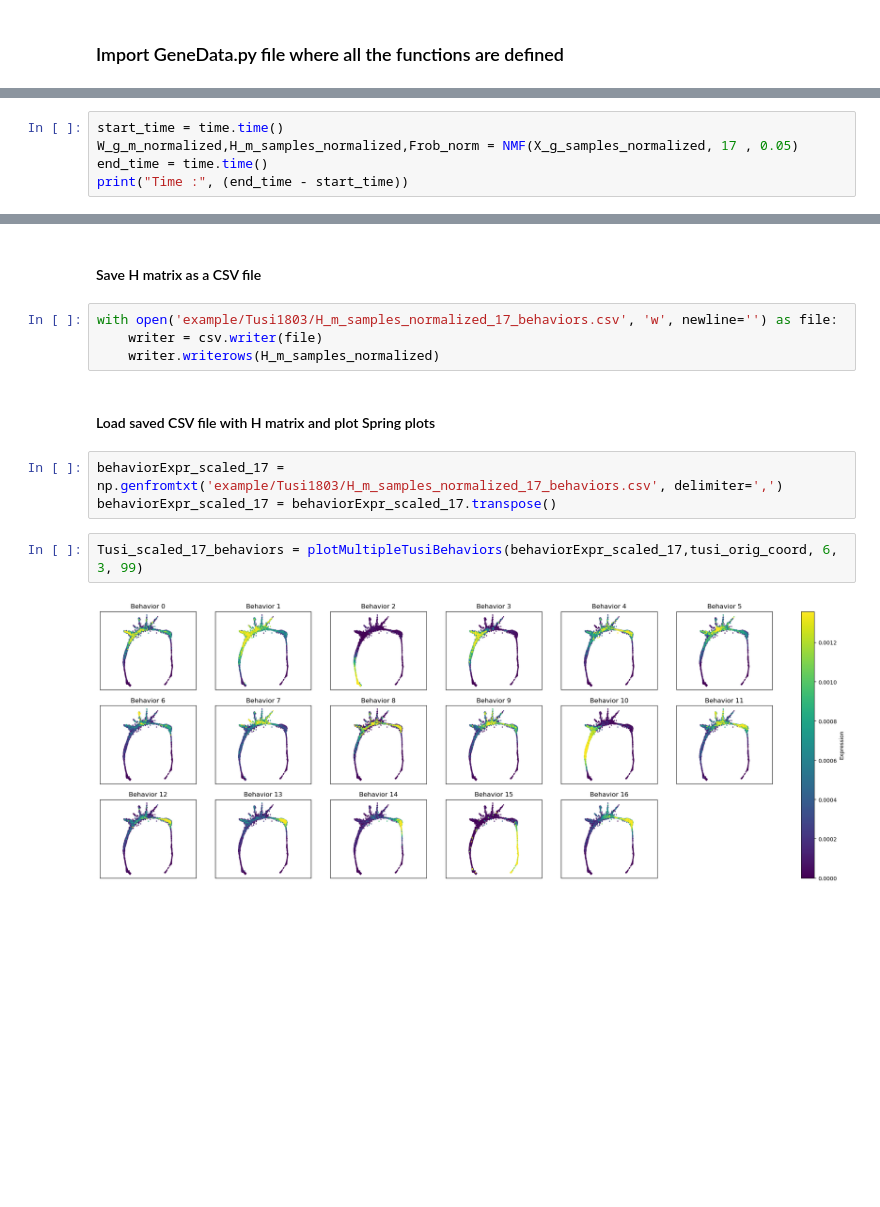
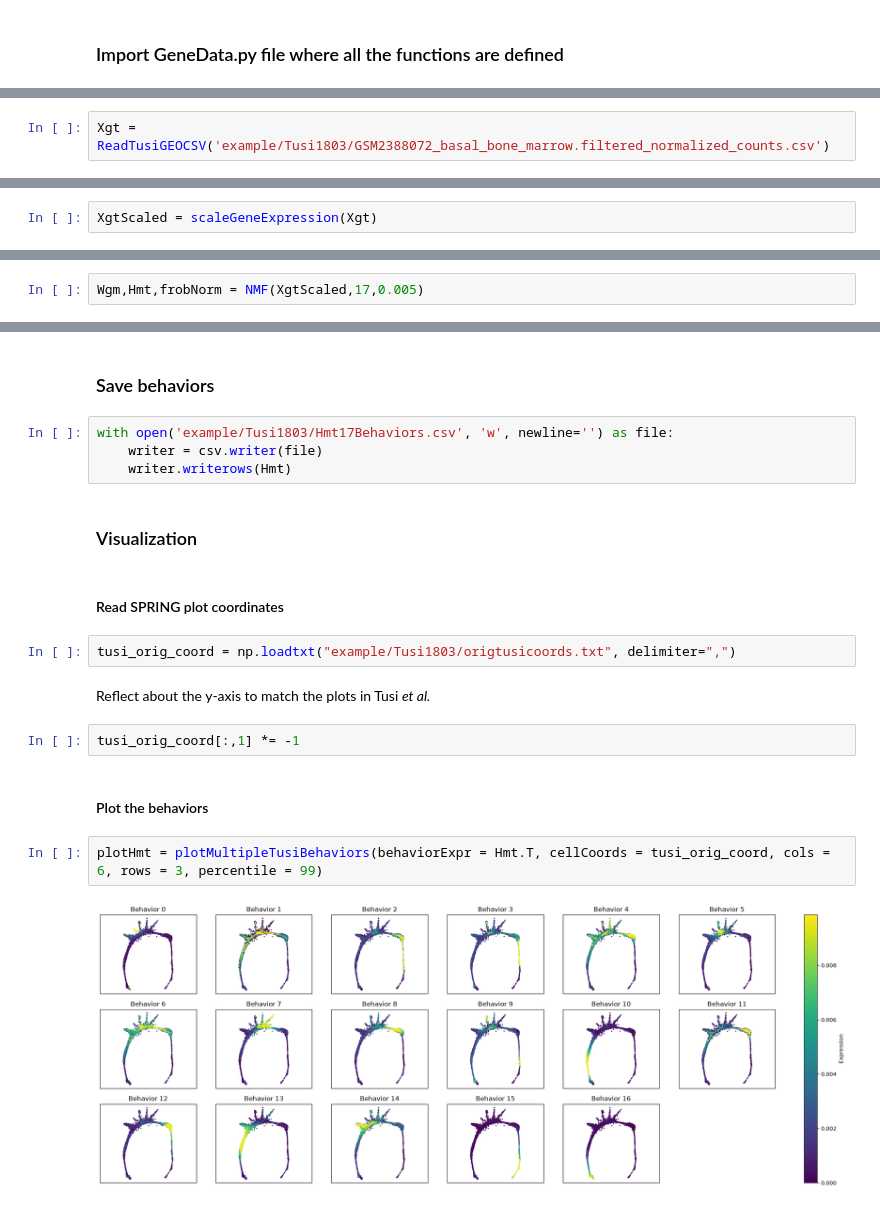
Before and after one commit to mlekkha/NMF, a Jupyter notebook: example/Tusi1803/performNMFOnTusi1803Data.ipynb, the cells around one changed output, grey strips where cells are left out. Cells and saved outputs as stored; diff of their text form; blank space fills up the shorter version.

Commit message:
Fixed errors in ipynb for NMF on Tusi data

```diff
--- a/example/Tusi1803/performNMFOnTusi1803Data.ipynb
+++ b/example/Tusi1803/performNMFOnTusi1803Data.ipynb
@@ -58 +17,3 @@ X_g_samples = np.array(tusi_data.T)
+# %%
+Xgt = ReadTusiGEOCSV('example/Tusi1803/GSM2388072_basal_bone_marrow.filtered_normalized_counts.csv')
 # %% [markdown]
@@ -64 +21,3 @@ for i in range(0,4763):
+# %%
+XgtScaled = scaleGeneExpression(Xgt)
 # %% [markdown]
@@ -66,6 +25,3 @@ for i in range(0,4763):
 # %%
-start_time = time.time()
-W_g_m_normalized,H_m_samples_normalized,Frob_norm = NMF(X_g_samples_normalized, 17 , 0.05)
-end_time = time.time()
-print("Time :", (end_time - start_time))
+Wgm,Hmt,frobNorm = NMF(XgtScaled,17,0.005)
 # %% [output]
@@ -74,16 +37,23 @@ Time : 105.5547456741333
 # %% [markdown]
-#### Save H matrix as a CSV file
+### Save behaviors
 # %%
-with open('example/Tusi1803/H_m_samples_normalized_17_behaviors.csv', 'w', newline='') as file:
+with open('example/Tusi1803/Hmt17Behaviors.csv', 'w', newline='') as file:
     writer = csv.writer(file)
-    writer.writerows(H_m_samples_normalized)
+    writer.writerows(Hmt)
-# %% [markdown]
-#### Load saved CSV file with H matrix and plot Spring plots
-# %%
-behaviorExpr_scaled_17 = np.genfromtxt('example/Tusi1803/H_m_samples_normalized_17_behaviors.csv', delimiter=',')
-behaviorExpr_scaled_17 = behaviorExpr_scaled_17.transpose()
+# %% [markdown]
+### Visualization
+# %% [markdown]
+#### Read SPRING plot coordinates
+# %%
+tusi_orig_coord = np.loadtxt("example/Tusi1803/origtusicoords.txt", delimiter=",")
+# %% [markdown]
+Reflect about the y-axis to match the plots in Tusi *et al.*
+# %%
+tusi_orig_coord[:,1] *= -1
+# %% [markdown]
+#### Plot the behaviors
 # %%
-Tusi_scaled_17_behaviors = plotMultipleTusiBehaviors(behaviorExpr_scaled_17,tusi_orig_coord, 6, 3, 99)
+plotHmt = plotMultipleTusiBehaviors(behaviorExpr = Hmt.T, cellCoords = tusi_orig_coord, cols = 6, rows = 3, percentile = 99)
 # %% [output]
-[figure, old version]
+[figure, new version]
 # %% [markdown]
```
Also changed, not shown: parts of 22 cells of this notebook, 2 other files.
